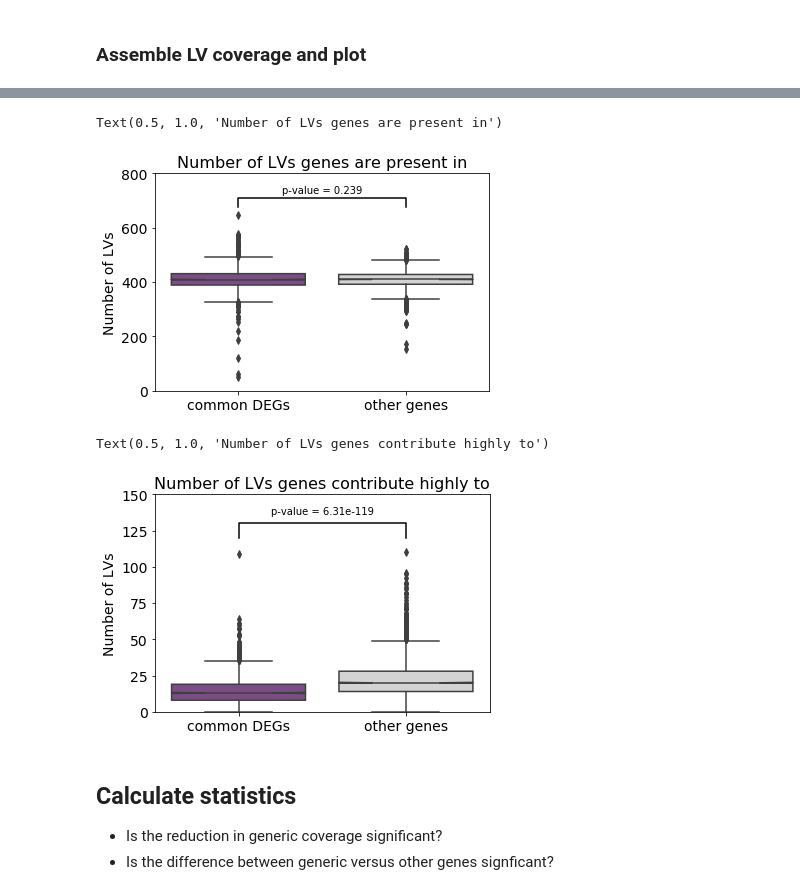
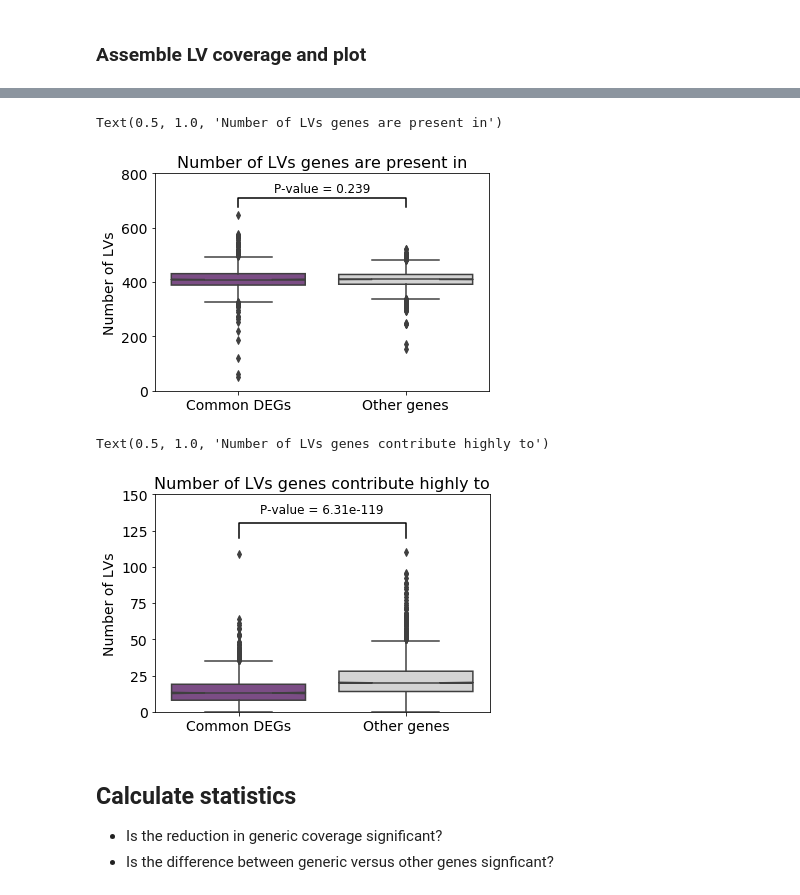
Before and after one commit to greenelab/generic-expression-patterns, a Jupyter notebook: LV_analysis/1_get_multiplier_LV_coverage.ipynb, the cells around one changed output, grey strips where cells are left out. Cells and saved outputs as stored; diff of their text form; code cells hidden in the pictures.

```diff
--- a/LV_analysis/1_get_multiplier_LV_coverage.ipynb
+++ b/LV_analysis/1_get_multiplier_LV_coverage.ipynb
@@ -203,35 +203,41 @@ all_coverage_df.head()
 # %%
 # Plot coverage distribution given list of generic coverage, specific coverage
 nonzero_fig = sns.boxplot(
     data=all_coverage_df,
     x="gene type",
     y="nonzero LV coverage",
     notch=True,
     palette=["#81448e", "lightgrey"],
 )
 # Manually add statistical annotations based on t-tests below
 x1, x2 = 0, 1  # columns 'Sat' and 'Sun' (first column: 0, see plt.xticks())
 y, h, col = all_coverage_df["nonzero LV coverage"].max() + 30, 30, "k"
 plt.plot([x1, x1, x2, x2], [y, y + h, y + h, y], lw=1.5, c=col)
 plt.text(
-    (x1 + x2) * 0.5, y + h + 10, "p-value = 0.239", ha="center", va="bottom", color=col
+    (x1 + x2) * 0.5,
+    y + h + 10,
+    "P-value = 0.239",
+    ha="center",
+    va="bottom",
+    color=col,
+    size=12,
 )
 
 nonzero_fig.set(ylim=(0, 800))
 nonzero_fig.set_xlabel(None)
 nonzero_fig.set_xticklabels(
-    ["common DEGs", "other genes"], fontsize=14, fontname="Verdana"
+    ["Common DEGs", "Other genes"], fontsize=14, fontname="Verdana"
 )
 nonzero_fig.set_ylabel(
     textwrap.fill("Number of LVs", width=30), fontsize=14, fontname="Verdana"
 )
 nonzero_fig.tick_params(labelsize=14)
 nonzero_fig.set_title(
     "Number of LVs genes are present in", fontsize=16, fontname="Verdana"
 )
 # %% [output]
 Text(0.5, 1.0, 'Number of LVs genes are present in')
-[figure, old version]
+[figure, new version]
 # %%
 # Plot coverage distribution given list of generic coverage, specific coverage
 highweight_fig = sns.boxplot(
@@ -248,16 +254,17 @@ plt.plot([x1, x1, x2, x2], [y, y + h, y + h, y], lw=1.5, c=col)
 plt.text(
     (x1 + x2) * 0.5,
     y + h + 5,
-    "p-value = 6.31e-119",
+    "P-value = 6.31e-119",
     ha="center",
     va="bottom",
     color=col,
+    size=12,
 )
 
 highweight_fig.set(ylim=(0, 150))
 highweight_fig.set_xlabel(None)
 highweight_fig.set_xticklabels(
-    ["common DEGs", "other genes"], fontsize=14, fontname="Verdana"
+    ["Common DEGs", "Other genes"], fontsize=14, fontname="Verdana"
 )
 highweight_fig.set_ylabel(
     textwrap.fill("Number of LVs", width=30), fontsize=14, fontname="Verdana"
@@ -268,7 +275,7 @@ highweight_fig.set_title(
 )
 # %% [output]
 Text(0.5, 1.0, 'Number of LVs genes contribute highly to')
-[figure, old version]
+[figure, new version]
 # %% [markdown]
 ## Calculate statistics
 * Is the reduction in generic coverage significant?
```
Also changed, not shown: parts of 2 cells of this notebook, 11 other files.
